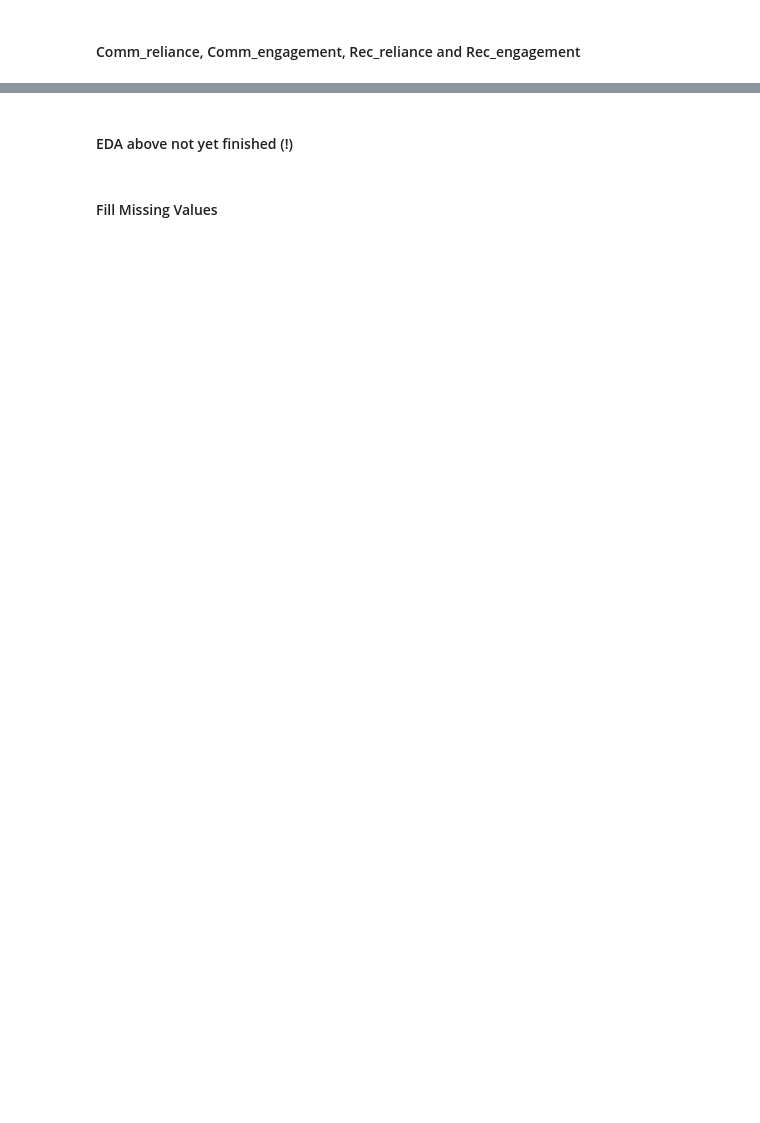
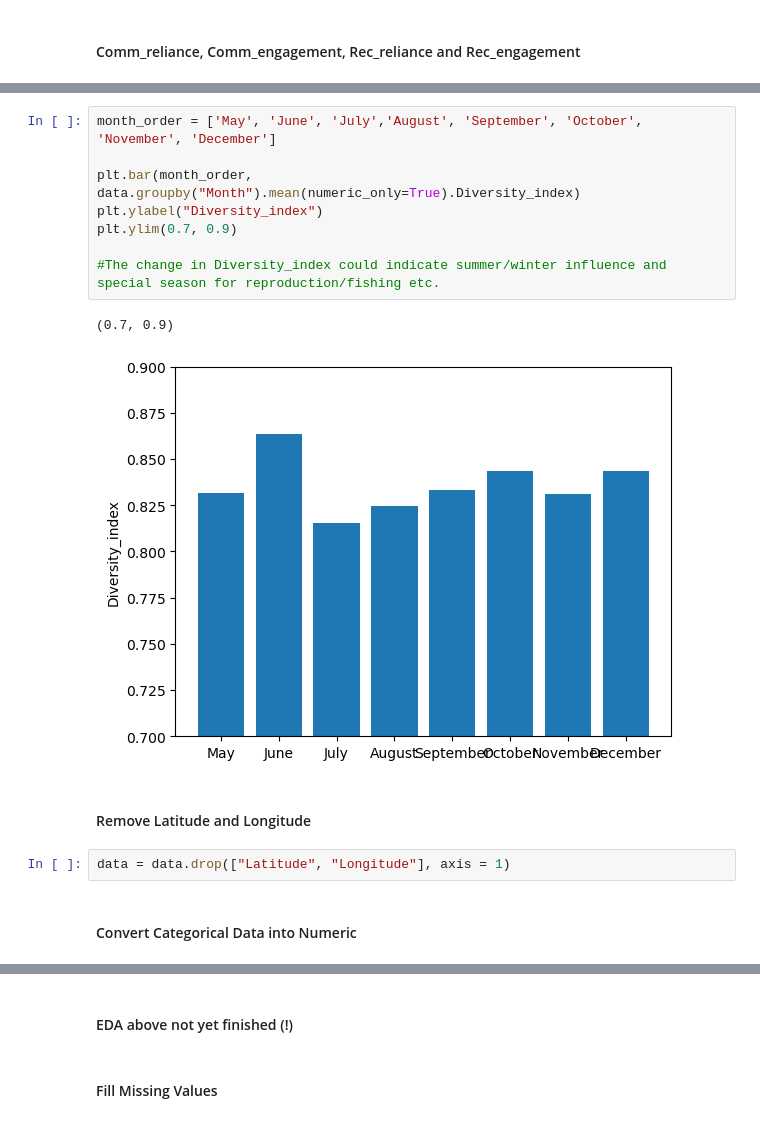
Before and after one commit to gpealat/coralreef, a Jupyter notebook: Notebooks/New EDA.ipynb, the cells around one changed output, grey strips where cells are left out. Saved outputs shown, nothing was run; the diff lists cells and outputs as text; blank space fills up the shorter version.

```diff
--- a/Notebooks/New EDA.ipynb
+++ b/Notebooks/New EDA.ipynb
@@ -186,0 +301,17 @@ Name: count, dtype: int64
+# %%
+month_order = ['May', 'June', 'July','August', 'September', 'October', 'November', 'December']
+
+plt.bar(month_order, data.groupby("Month").mean(numeric_only=True).Diversity_index)
+plt.ylabel("Diversity_index")
+plt.ylim(0.7, 0.9)
+
+#The change in Diversity_index could indicate summer/winter influence and special season for reproduction/fishing etc.
+# %% [output]
+(0.7, 0.9)
+[figure, added]
+# %% [markdown]
+#### Remove Latitude and Longitude
+# %%
+data = data.drop(["Latitude", "Longitude"], axis = 1)
+# %% [markdown]
+#### Convert Categorical Data into Numeric
```
Also changed, not shown: parts of 44 cells of this notebook.
